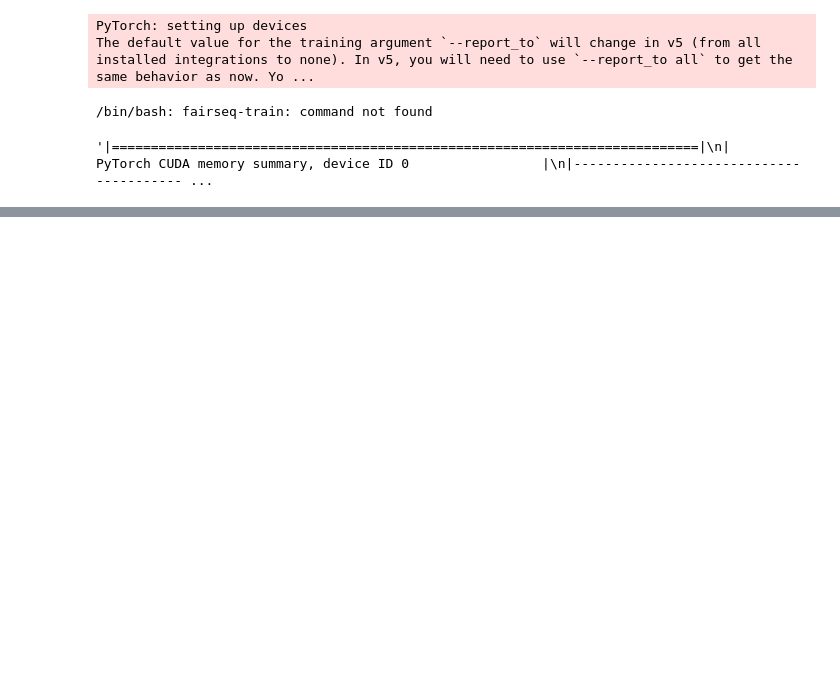
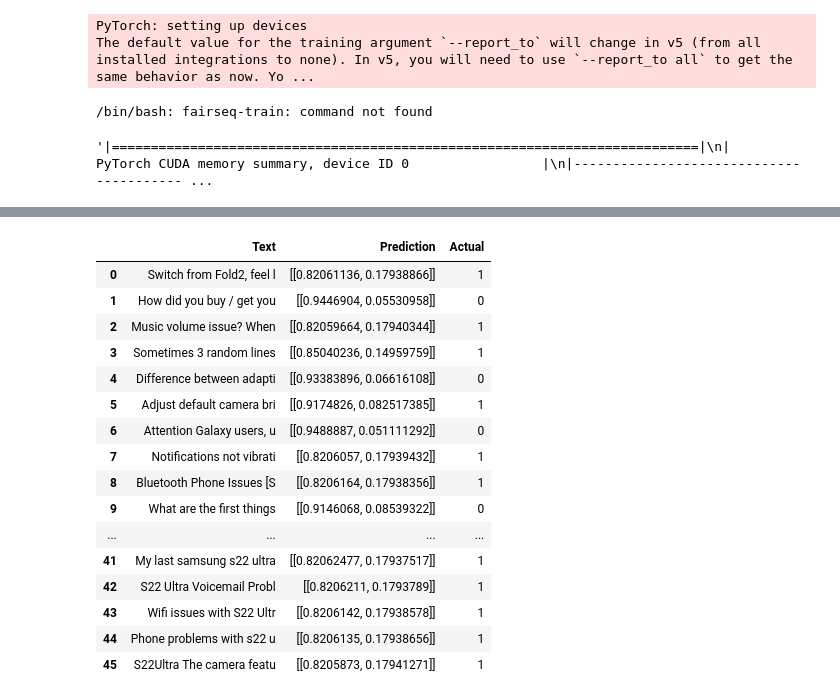
Before and after one commit to ojw92/NLP-VOC, a Jupyter notebook: SiEBERT_practice.ipynb, the cells around one changed output, grey strips where cells are left out. Drawn from its saved outputs; the diff is of its cells as text; code cells hidden in the pictures; blank space fills up the shorter version.

```diff
--- a/SiEBERT_practice.ipynb
+++ b/SiEBERT_practice.ipynb
@@ -442,23 +528,42 @@ predictions
 # %%
 
 #today's VOC
 # import file and combine title & content
-voctoday = pd.read_csv('/20230124.csv', index_col=0).drop_duplicates()
+voctoday = pd.read_csv('/20230124_test.csv', index_col=0).drop_duplicates()
 voctoday = data_concat(voctoday.loc[: , 'Title':'Class'])
 
 voclist = list(voctoday['Text'])
 predlist = []
 
 for i in range(len(voclist)):
   inputs = tokenizer(voclist[i], padding = True, truncation = True, return_tensors='pt').to('cuda')
   outputs = model_2(**inputs)
   predictions = torch.nn.functional.softmax(outputs.logits, dim=-1)
   predictions = predictions.cpu().detach().numpy()
   predlist.append(predictions)
 
 organizedzip = zip([x[:25] for x in voclist],
                    predlist,
-                   voctoday['class'])
+                   voctoday['Class'])
 
 # results as voc text, predictions, and actual value
-print(list(organizedzip))
+vocresult = pd.DataFrame(list(organizedzip), columns=['Text','Prediction','Actual'])
+vocresult
+# %% [output]
+|  | Text | Prediction | Actual |
+| 0 | Switch from Fold2, feel l | [[0.82061136, 0.17938866]] | 1 |
+| 1 | How did you buy / get you | [[0.9446904, 0.05530958]] | 0 |
+| 2 | Music volume issue? When | [[0.82059664, 0.17940344]] | 1 |
+| 3 | Sometimes 3 random lines | [[0.85040236, 0.14959759]] | 1 |
+| 4 | Difference between adapti | [[0.93383896, 0.06616108]] | 0 |
+| 5 | Adjust default camera bri | [[0.9174826, 0.082517385]] | 1 |
+| 6 | Attention Galaxy users, u | [[0.9488887, 0.051111292]] | 0 |
+| 7 | Notifications not vibrati | [[0.8206057, 0.17939432]] | 1 |
+| 8 | Bluetooth Phone Issues [S | [[0.8206164, 0.17938356]] | 1 |
+| 9 | What are the first things | [[0.9146068, 0.08539322]] | 0 |
+| ... | ... | ... | ... |
+| 41 | My last samsung s22 ultra | [[0.82062477, 0.17937517]] | 1 |
+| 42 | S22 Ultra Voicemail Probl | [[0.8206211, 0.1793789]] | 1 |
+| 43 | Wifi issues with S22 Ultr | [[0.8206142, 0.17938578]] | 1 |
+| 44 | Phone problems with s22 u | [[0.8206135, 0.17938656]] | 1 |
+| 45 | S22Ultra The camera featu | [[0.8205873, 0.17941271]] | 1 |
```
Also changed, not shown: parts of 16 cells of this notebook.
